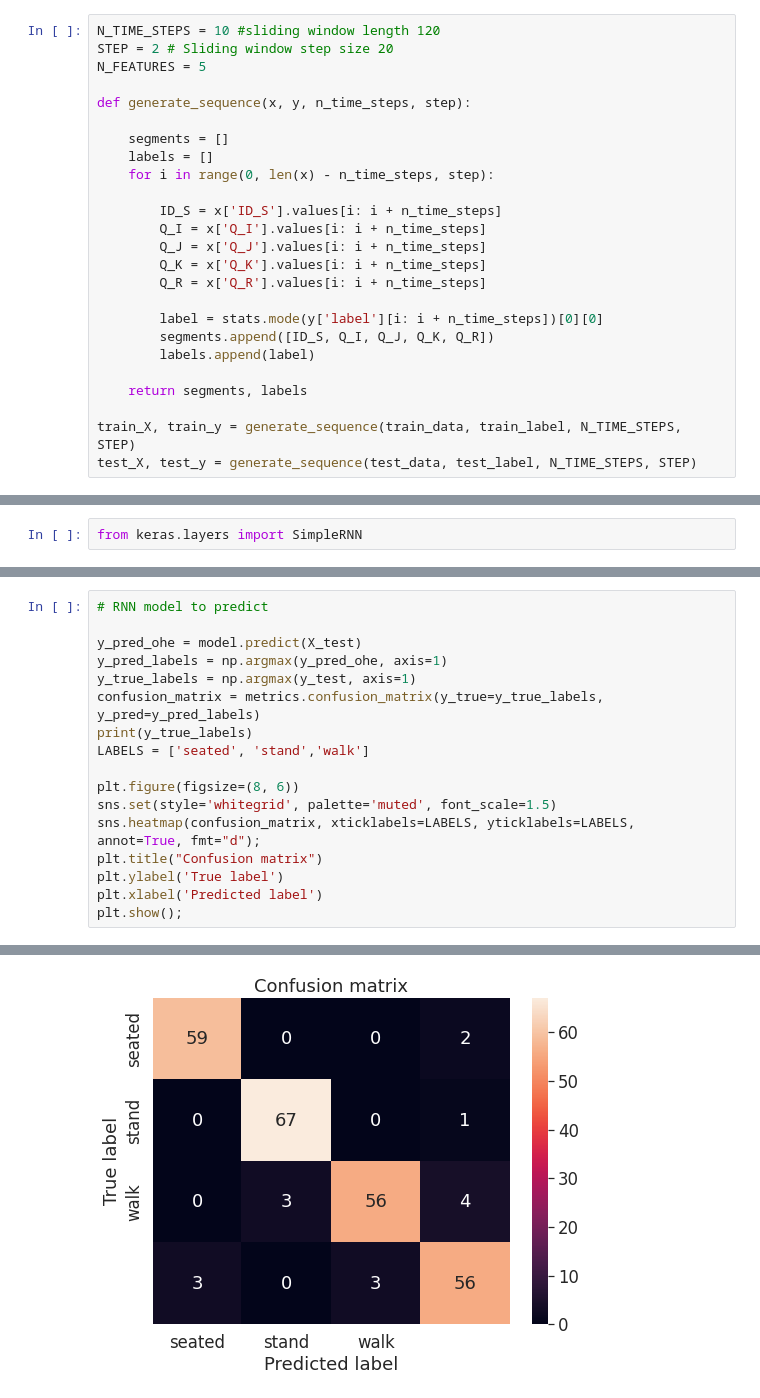
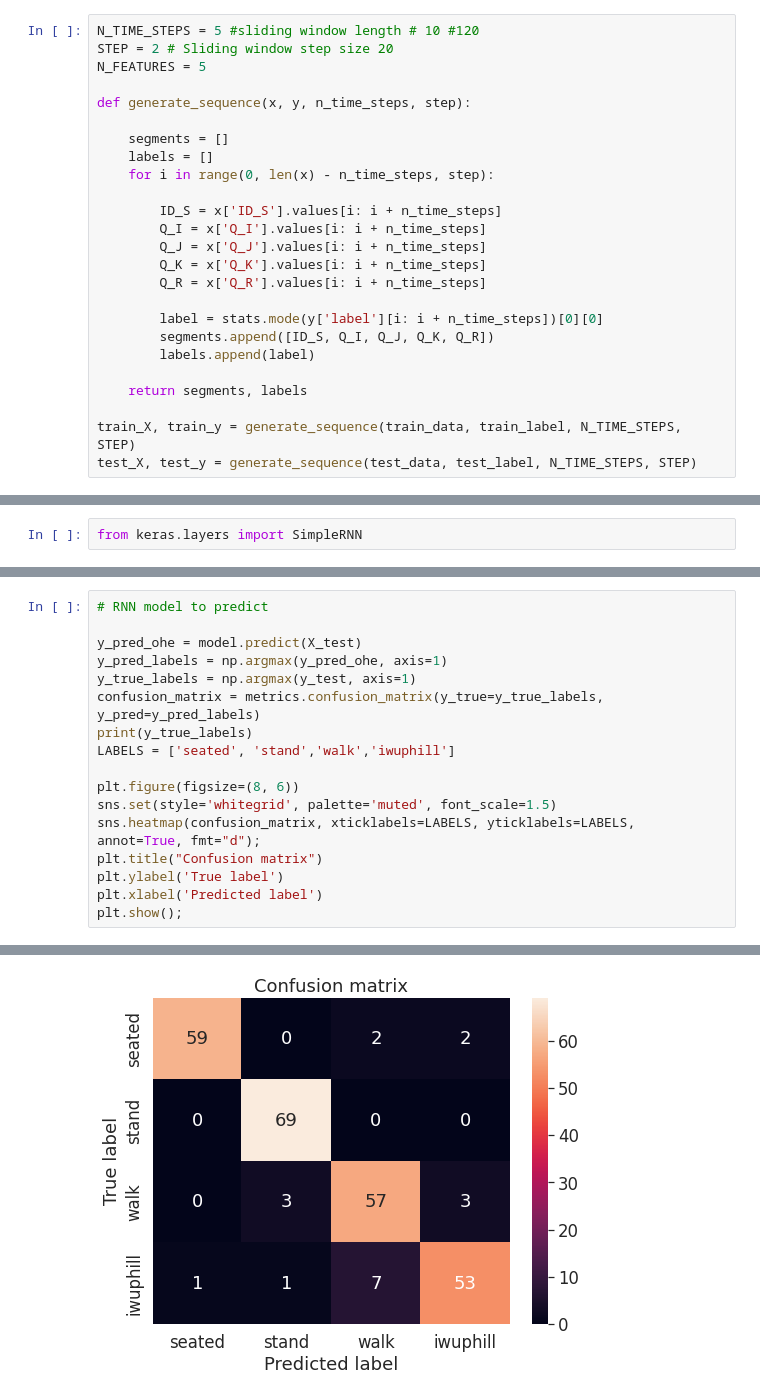
Before and after one commit to JonathanCristovao/LSTM_GRU_RNN_human-activity-recognition, a Jupyter notebook: LSTM_GRU_RNN_notebook.ipynb, the cells around one changed output, grey strips where cells are left out. Saved outputs shown, nothing was run; the diff lists cells and outputs as text.

```diff
--- a/LSTM_GRU_RNN_notebook.ipynb
+++ b/LSTM_GRU_RNN_notebook.ipynb
@@ -228,7 +236,7 @@ Number of test samples:  518
 # %% [markdown]
 ## Data Segmentation (Sliding Window)
 # %%
-N_TIME_STEPS = 10 #sliding window length 120
+N_TIME_STEPS = 5 #sliding window length # 10 #120
 STEP = 2 # Sliding window step size 20
 N_FEATURES = 5
 
@@ -621,7 +631,7 @@ y_pred_labels = np.argmax(y_pred_ohe, axis=1)
 y_true_labels = np.argmax(y_test, axis=1)
 confusion_matrix = metrics.confusion_matrix(y_true=y_true_labels, y_pred=y_pred_labels)
 print(y_true_labels)
-LABELS = ['seated', 'stand','walk']
+LABELS = ['seated', 'stand','walk','iwuphill']
 
 plt.figure(figsize=(8, 6))
 sns.set(style='whitegrid', palette='muted', font_scale=1.5)
@@ -641,4 +651,4 @@ plt.show();
-[figure, old version]
+[figure, new version]
 # %%
 predIdxs = model.predict(X_test, batch_size=BATCH_SIZE)
 predIdxs = np.argmax(predIdxs, axis=1)
```
Also changed, not shown: parts of 16 cells of this notebook.
